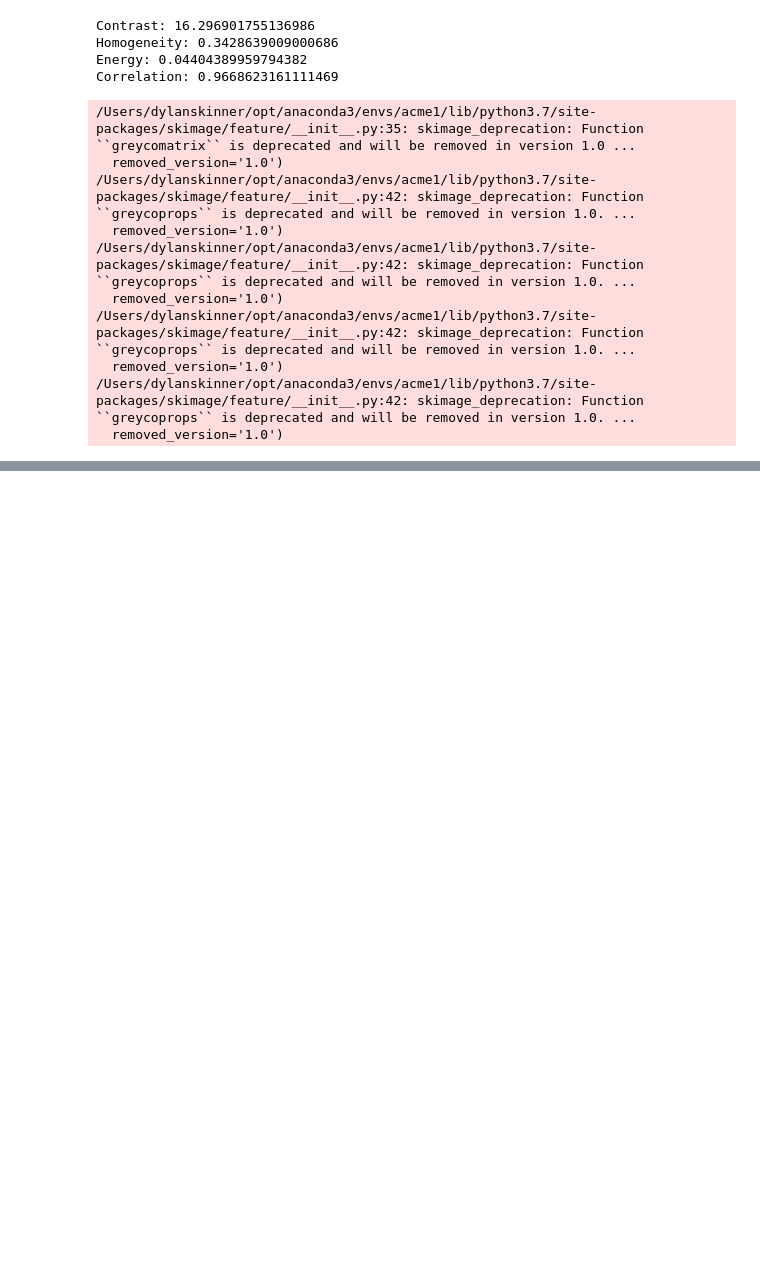
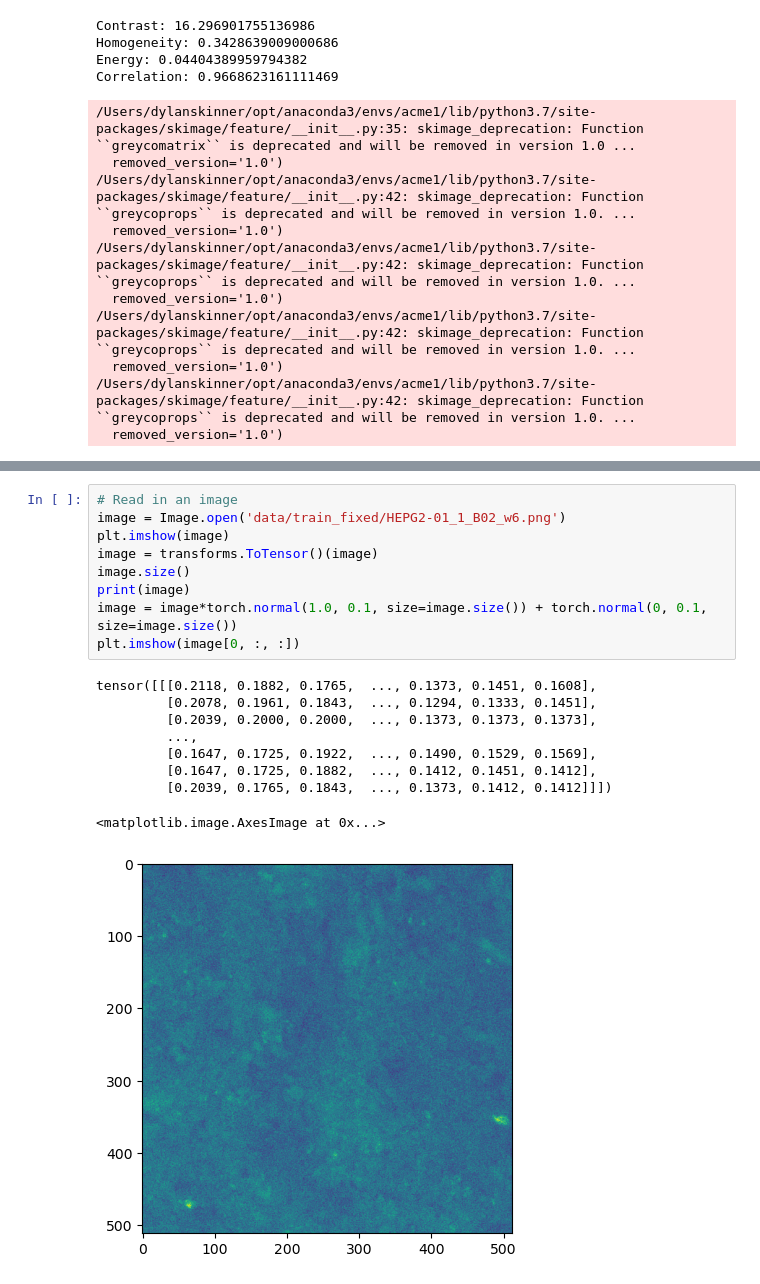
Before and after one commit to dylanskinner65/CellularImageClassification, a Jupyter notebook: image_feature_engineering.ipynb, the cells around one changed output, grey strips where cells are left out. Drawn from its saved outputs; the diff is of its cells as text; blank space fills up the shorter version.

```diff
--- a/image_feature_engineering.ipynb
+++ b/image_feature_engineering.ipynb
@@ -141,0 +178,19 @@ Correlation: 0.9668623161111469
+# %%
+# Read in an image
+image = Image.open('data/train_fixed/HEPG2-01_1_B02_w6.png')
+plt.imshow(image)
+image = transforms.ToTensor()(image)
+image.size()
+print(image)
+image = image*torch.normal(1.0, 0.1, size=image.size()) + torch.normal(0, 0.1, size=image.size())
+plt.imshow(image[0, :, :])
+# %% [output]
+tensor([[[0.2118, 0.1882, 0.1765,  ..., 0.1373, 0.1451, 0.1608],
+         [0.2078, 0.1961, 0.1843,  ..., 0.1294, 0.1333, 0.1451],
+         [0.2039, 0.2000, 0.2000,  ..., 0.1373, 0.1373, 0.1373],
+         ...,
+         [0.1647, 0.1725, 0.1922,  ..., 0.1490, 0.1529, 0.1569],
+         [0.1647, 0.1725, 0.1882,  ..., 0.1412, 0.1451, 0.1412],
+         [0.2039, 0.1765, 0.1843,  ..., 0.1373, 0.1412, 0.1412]]])
+<matplotlib.image.AxesImage at 0x...>
+[figure, added]
```
Also changed, not shown: parts of 3 cells of this notebook.
